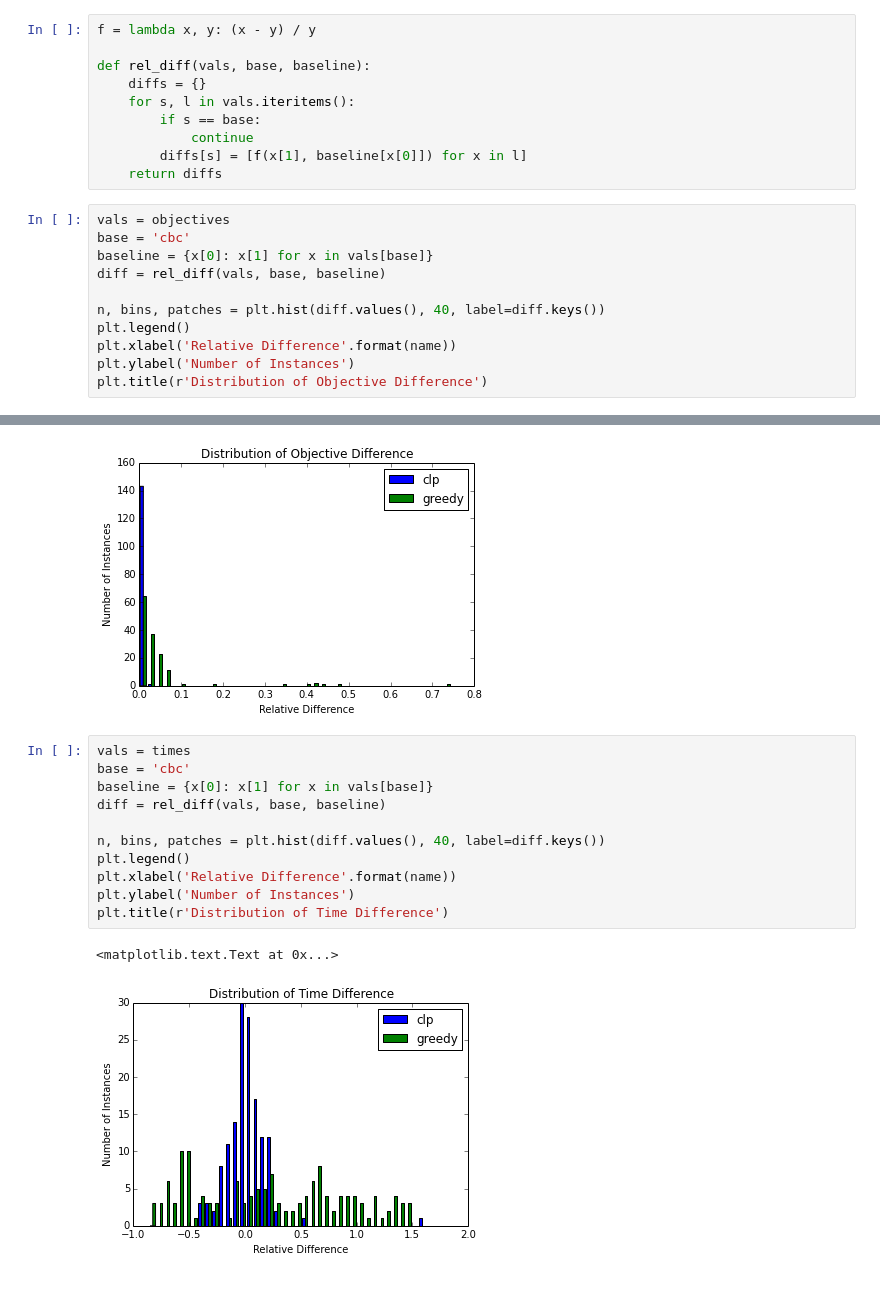
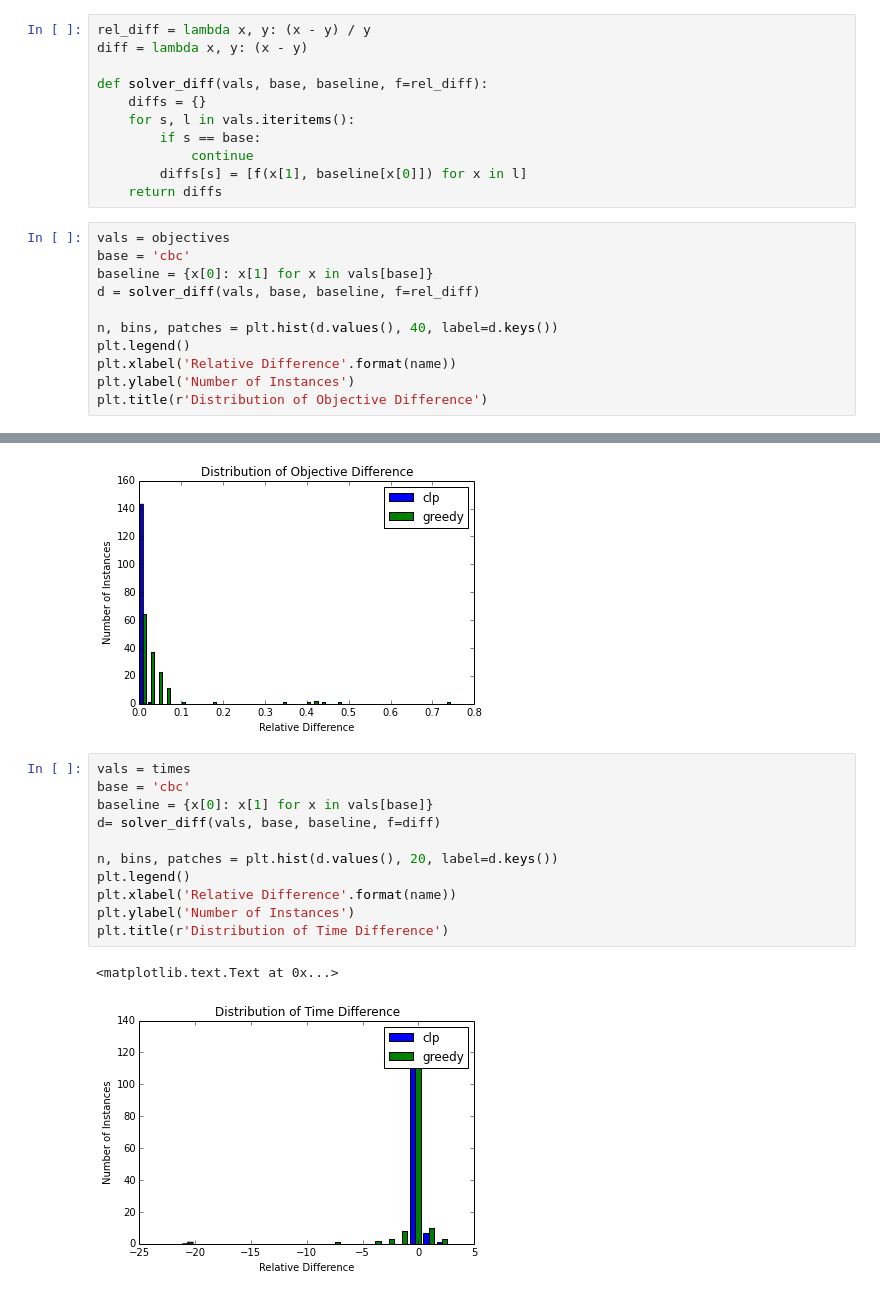
Before and after one commit to gidden/cyclopts, a Jupyter notebook: nbs/Cyclopts Run Analysis.ipynb, the cells around one changed output, grey strips where cells are left out. Cells and saved outputs as stored; diff of their text form.

```diff
--- a/nbs/Cyclopts Run Analysis.ipynb
+++ b/nbs/Cyclopts Run Analysis.ipynb
@@ -243,9 +243,10 @@ plot_xy(xname, xhandle, yvals=objectives, ylabel='Objective Value',
 # %% [output]
 [figure]
 # %%
-f = lambda x, y: (x - y) / y
+rel_diff = lambda x, y: (x - y) / y
+diff = lambda x, y: (x - y)
 
-def rel_diff(vals, base, baseline):
+def solver_diff(vals, base, baseline, f=rel_diff):
     diffs = {}
     for s, l in vals.iteritems():
         if s == base:
@@ -256,9 +257,9 @@ def rel_diff(vals, base, baseline):
 vals = objectives
 base = 'cbc'
 baseline = {x[0]: x[1] for x in vals[base]}
-diff = rel_diff(vals, base, baseline)
+d = solver_diff(vals, base, baseline, f=rel_diff)
 
-n, bins, patches = plt.hist(diff.values(), 40, label=diff.keys())
+n, bins, patches = plt.hist(d.values(), 40, label=d.keys())
 plt.legend()
 plt.xlabel('Relative Difference'.format(name))
 plt.ylabel('Number of Instances')
@@ -269,14 +270,14 @@ plt.title(r'Distribution of Objective Difference')
 # %%
 vals = times
 base = 'cbc'
 baseline = {x[0]: x[1] for x in vals[base]}
-diff = rel_diff(vals, base, baseline)
+d= solver_diff(vals, base, baseline, f=diff)
 
-n, bins, patches = plt.hist(diff.values(), 40, label=diff.keys())
+n, bins, patches = plt.hist(d.values(), 20, label=d.keys())
 plt.legend()
 plt.xlabel('Relative Difference'.format(name))
 plt.ylabel('Number of Instances')
 plt.title(r'Distribution of Time Difference')
 # %% [output]
 <matplotlib.text.Text at 0x...>
-[figure, old version]
+[figure, new version]
```
